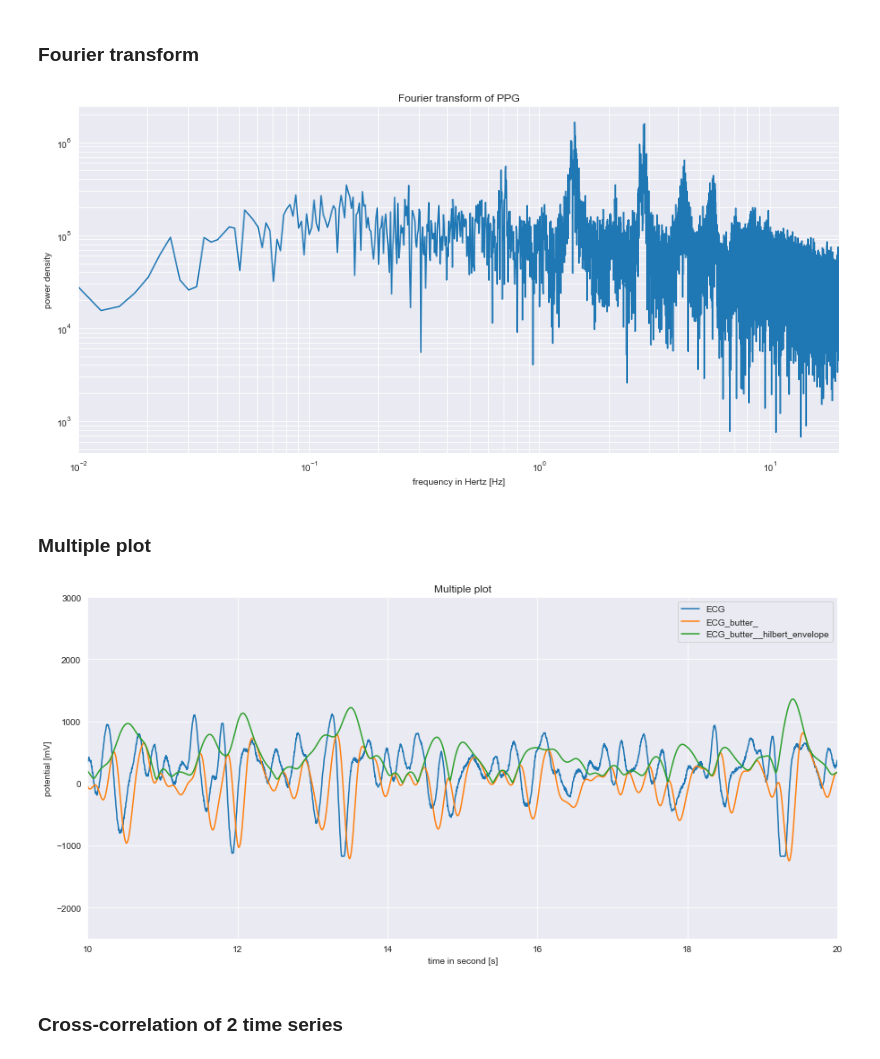
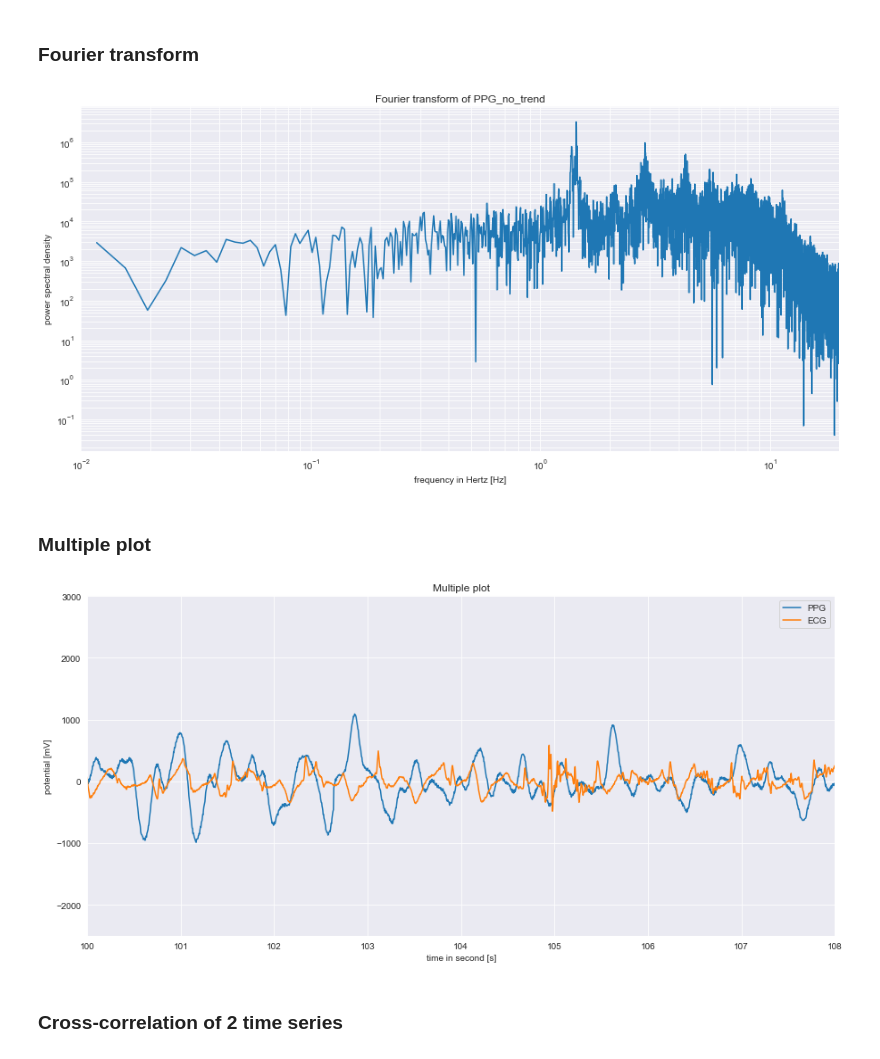
Before and after one commit to WillyOtule/Geste-et-intelligence-artificielle-HRV-fatigue, a Jupyter notebook: main_notebook.ipynb, the cells around one changed output. Drawn from its saved outputs; the diff is of its cells as text; code cells hidden in the pictures.

```diff
--- a/main_notebook.ipynb
+++ b/main_notebook.ipynb
@@ -107,11 +103,11 @@ def add_hilbert(df):
     cols = [col for col in df.columns if '_butter_' in col] # Hilbert on band pass filtered data !
     for col in cols:
         temp = hilbert(df[col].values)
-        df[col + '_hilbert_envelope'] = np.abs(temp)
-        df[col + '_hilbert_phase'] = np.unwrap(np.angle(temp))
-        temp_3 = list((np.diff(df[col + '_hilbert_phase'].values) / (2.0 * np.pi) * frequency_sampling))
+        df[col + 'hilbert_envelope'] = np.abs(temp)
+        df[col + 'hilbert_phase'] = np.unwrap(np.angle(temp))
+        temp_3 = list((np.diff(df[col + 'hilbert_phase'].values) / (2.0 * np.pi) * frequency_sampling))
         temp_3.append(0)
-        df[col + '_hilbert_frequency'] = temp_3
+        df[col + 'hilbert_frequency'] = temp_3
     return(df)
 # %%
 def plot_fourier(data, windows_freq_min=None, windows_freq_max=None, log_scale=False):
@@ -123,9 +119,29 @@ def plot_fourier(data, windows_freq_min=None, windows_freq_max=None, log_scale=F
     ### Fourier transform ###
     #########################
 
-    data_fourier = fftpack.fft(data)
-    freqs = fftpack.fftfreq(len(data)) * frequency_sampling
-    df_temp = pd.DataFrame(data={'freqs': freqs, 'abs(fourier)': np.abs(data_fourier)})
+
+    # zero padding for 1D array
+    N = np.floor(len(data))
+    N = N.astype(int)
+    nxt = 2**(np.ceil(np.log2(N)))
+    nxt = nxt.astype(int)
+    n2 = nxt/2
+    n2 = n2.astype(int)
+
+    data_pad = np.zeros(nxt)
+    data_pad[:len(data)] = data
+
+    # fft
+    data_fourier = fftpack.fft(data_pad)
+    psd = np.abs(data_fourier)**2
+
+    # normalizing
+    psd = psd[:n2]/(n2 * frequency_sampling)
+    psd[1:-1] = 2*psd[1:-1]
+    freqs = fftpack.fftfreq(n2) * frequency_sampling
+    df_temp = pd.DataFrame(data={'freqs': freqs, 'spectral density': psd})
+
+
     plt.figure(figsize=(15, 7))
     if windows_freq_min != None and windows_freq_min != None:
         df_temp = df_temp[(windows_freq_min <= df_temp.freqs) & (df_temp.freqs <= windows_freq_max)]
@@ -137,12 +153,12 @@ def plot_fourier(data, windows_freq_min=None, windows_freq_max=None, log_scale=F
         df_temp = df_temp[df_temp.freqs <= windows_freq_max]
         plt.xlim(right=windows_freq_max)
     if log_scale:
-        plt.loglog(df_temp.freqs, df_temp['abs(fourier)'])
+        plt.loglog(df_temp.freqs, df_temp['spectral density'])
         plt.grid(True,which="both",ls="-")
     else:
-        plt.plot(df_temp.freqs, df_temp['abs(fourier)'])
+        plt.plot(df_temp.freqs, df_temp['spectral density'])
     plt.title('Fourier transform of ' + data.name)
     plt.xlabel('frequency in Hertz [Hz]')
-    plt.ylabel('power density')
+    plt.ylabel('power spectral density')
     plt.show()
 # %%
@@ -381,16 +432,16 @@ After the DataFrame is created, one can simply add information in it by playing
 # %% [markdown]
 ### Fourier transform
 # %%
-plot_fourier(df.PPG, windows_freq_min=0.01, windows_freq_max=20, log_scale=True)
+plot_fourier(df.PPG_no_trend, windows_freq_min=0.01, windows_freq_max=20, log_scale=True)
 # %% [output]
-[figure, old version]
+[figure, new version]
 # %% [markdown]
 ### Multiple plot
 # %%
-mask = ['ECG','ECG_butter_','ECG_butter__hilbert_envelope']
-plot_dataframe(df, windows_low_x=10, windows_high_x=20, windows_low_y=-2500, windows_high_y=3000, mask=mask)
+mask = ['PPG','ECG']
+plot_dataframe(df, windows_low_x=100, windows_high_x=108, windows_low_y=-2500, windows_high_y=3000, mask=mask)
 # %% [output]
-[figure, old version]
+[figure, new version]
 # %% [markdown]
 ### Cross-correlation of 2 time series
 # %%
```
Also changed, not shown: parts of 13 cells of this notebook.
